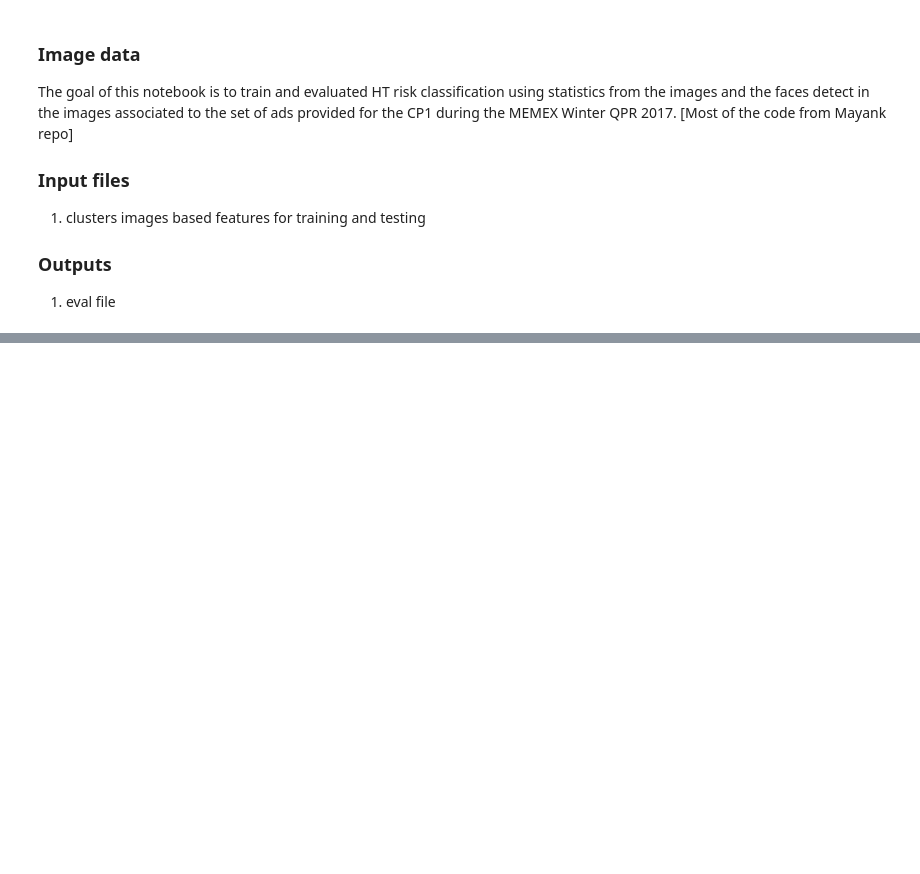
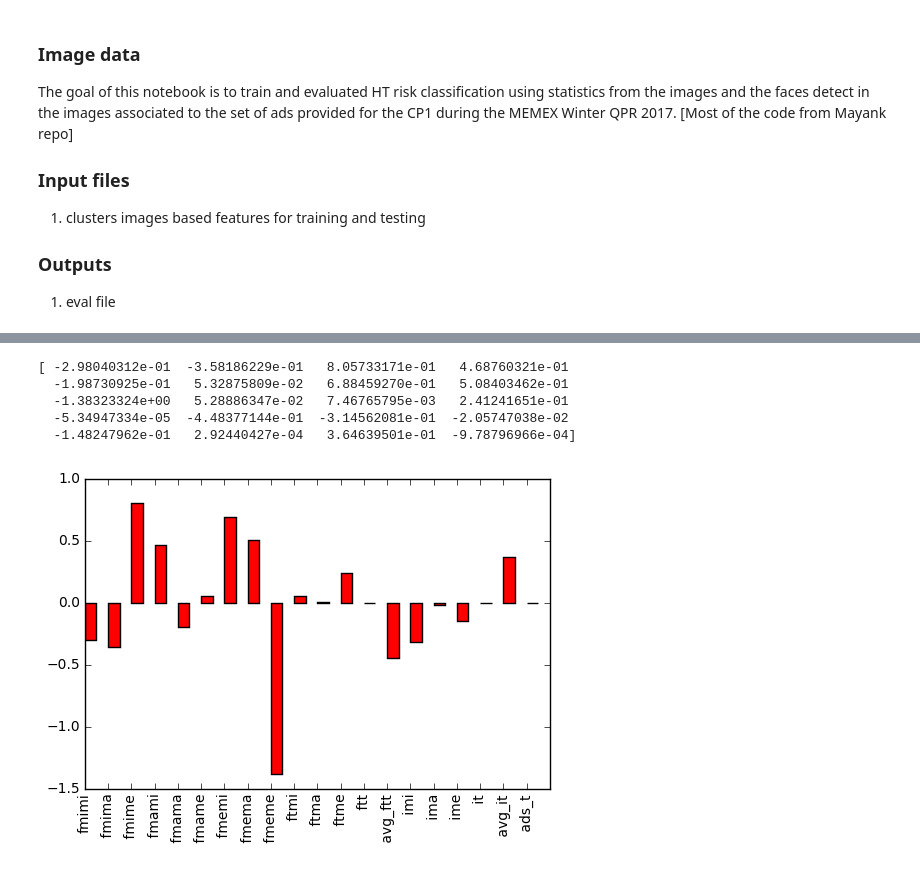
Before and after one commit to svebk/qpr-winter-2017, a Jupyter notebook: notebook/winter2017_006.classify_CP1.ipynb, the cells around one changed output, grey strips where cells are left out. Saved outputs shown, nothing was run; the diff lists cells and outputs as text; code cells hidden in the pictures; blank space fills up the shorter version.

Commit message:
plot model weights

```diff
--- a/notebook/winter2017_006.classify_CP1.ipynb
+++ b/notebook/winter2017_006.classify_CP1.ipynb
@@ -265,3 +256,13 @@ if prefix=="train":
     input_file = "train_adjusted.json"
 else:
     input_file = "test_adjusted_unlabelled.json"
+# %%
+def print_model_weights(weights, labels="fmimi, fmima, fmime, fmami, fmama, fmame, fmemi, fmema, fmeme, ftmi, ftma, ftme, ftt, avg_ftt, imi, ima, ime, it, avg_it, ads_t"):
+    import matplotlib
+    import matplotlib.pyplot as plt
+    %matplotlib inline
+    fig, ax = plt.subplots()
+    rects1 = ax.bar(range(len(weights)), weights, width=0.5, color='r')
+    ax.set_xticks(range(len(weights)))
+    ax.set_xticklabels(tuple(labels.split(',')), rotation='vertical')
+    plt.show()
@@ -271,5 +274,5 @@ pos_neg_file = os.path.join(data_dir, prefix+"_images_faces_stats_mayank.tsv")
 data_dict = prepare_train_test_data(pos_neg_file, train_percent=train_percent)
 # 'logistic_regression', 'random_forest', 'knn'
 data_dict['classifier_model'] = 'logistic_regression'
-results = train_and_test_classifier(**data_dict)
+results, model = train_and_test_classifier(**data_dict)
 # %% [output]
@@ -278,0 +296,10 @@ ImportError: dlopen(/Users/svebor/anaconda/lib/python2.7/site-packages/scipy-0.1
+# %%
+print model.coef_[0]
+print_model_weights(model.coef_[0])
+# %% [output]
+[ -2.98040312e-01  -3.58186229e-01   8.05733171e-01   4.68760321e-01
+  -1.98730925e-01   5.32875809e-02   6.88459270e-01   5.08403462e-01
+  -1.38323324e+00   5.28886347e-02   7.46765795e-03   2.41241651e-01
+  -5.34947334e-05  -4.48377144e-01  -3.14562081e-01  -2.05747038e-02
+  -1.48247962e-01   2.92440427e-04   3.64639501e-01  -9.78796966e-04]
+[figure, added]
```
Also changed, not shown: parts of 7 cells of this notebook.
